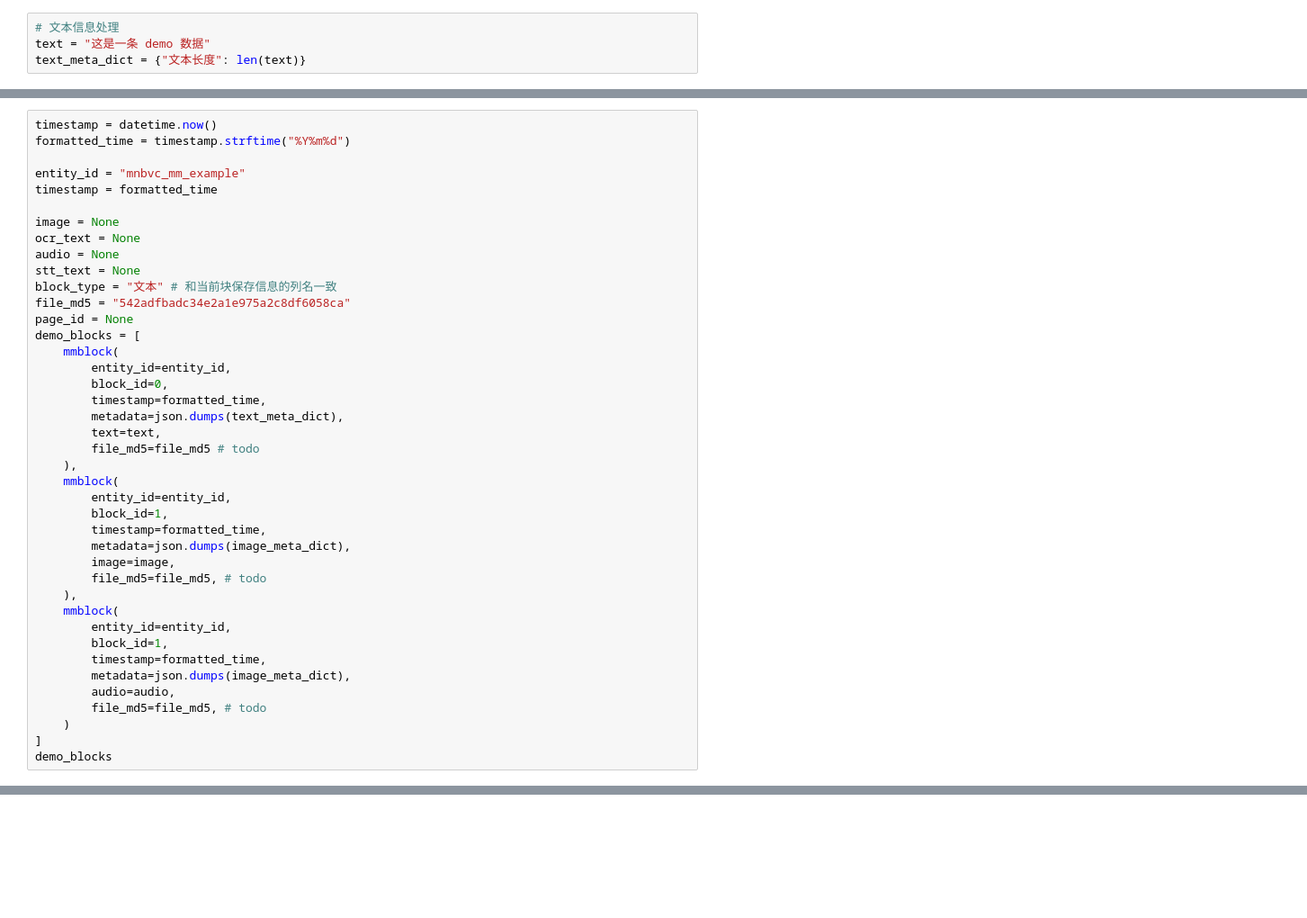
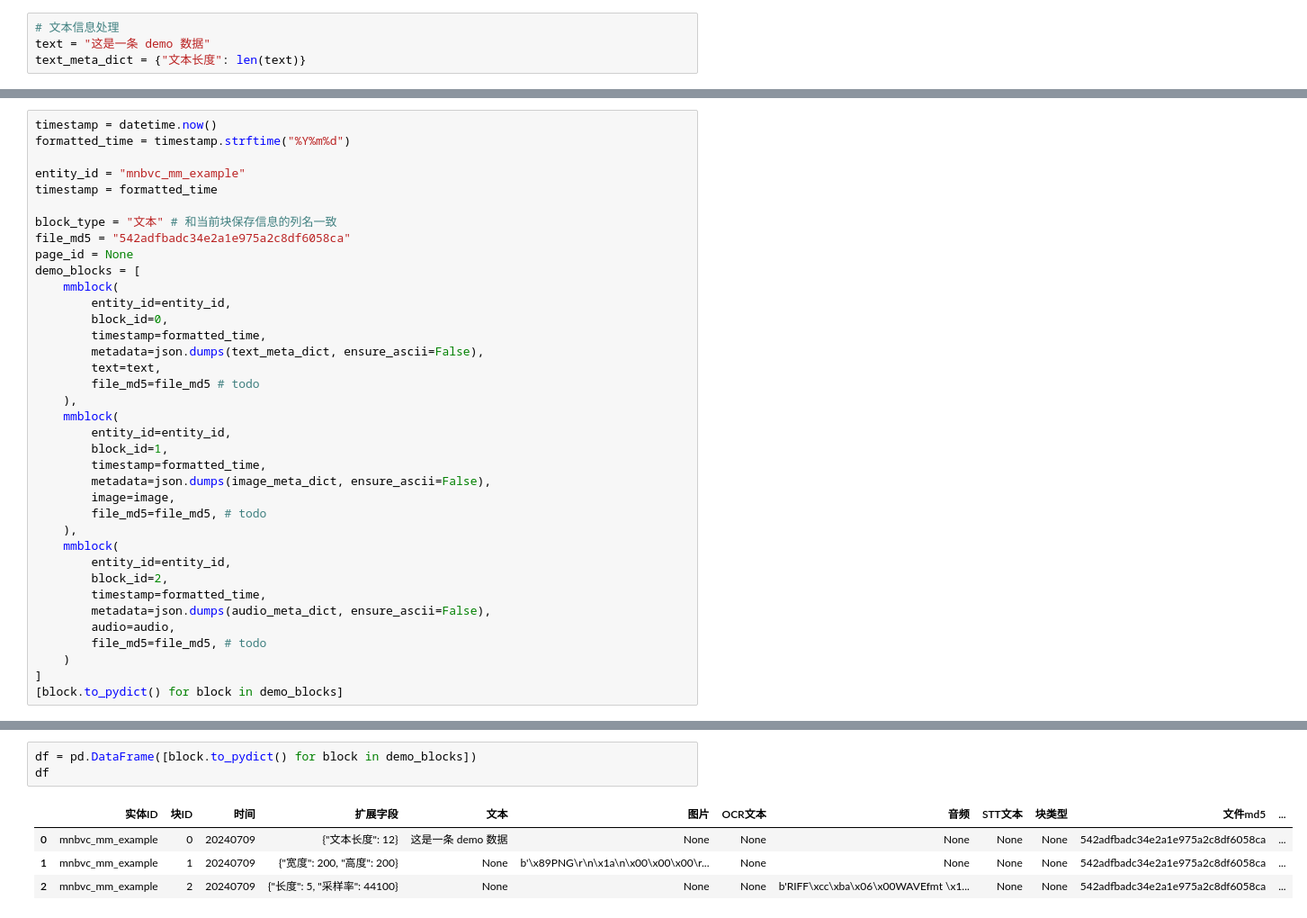
Before and after one commit to MIracleyin/example_mmdata_mnbvc, a Jupyter notebook: mmdata.ipynb, the cells around one changed output, grey strips where cells are left out. Shown at 90% size. Saved outputs shown, nothing was run; the diff lists cells and outputs as text; blank space fills up the shorter version.

```diff
--- a/mmdata.ipynb
+++ b/mmdata.ipynb
@@ -120,10 +120,6 @@ formatted_time = timestamp.strftime("%Y%m%d")
 entity_id = "mnbvc_mm_example"
 timestamp = formatted_time
 
-image = None
-ocr_text = None
-audio = None
-stt_text = None
 block_type = "文本" # 和当前块保存信息的列名一致
 file_md5 = "542adfbadc34e2a1e975a2c8df6058ca"
 page_id = None
@@ -132,7 +128,7 @@ demo_blocks = [
         entity_id=entity_id,
         block_id=0,
         timestamp=formatted_time,
-        metadata=json.dumps(text_meta_dict),
+        metadata=json.dumps(text_meta_dict, ensure_ascii=False),
         text=text,
         file_md5=file_md5 # todo
     ),
@@ -140,18 +136,18 @@ demo_blocks = [
         entity_id=entity_id,
         block_id=1,
         timestamp=formatted_time,
-        metadata=json.dumps(image_meta_dict),
+        metadata=json.dumps(image_meta_dict, ensure_ascii=False),
         image=image,
         file_md5=file_md5, # todo
     ),
     mmblock(
         entity_id=entity_id,
-        block_id=1,
+        block_id=2,
         timestamp=formatted_time,
-        metadata=json.dumps(image_meta_dict),
+        metadata=json.dumps(audio_meta_dict, ensure_ascii=False),
         audio=audio,
         file_md5=file_md5, # todo
     )
 ]
-demo_blocks
+[block.to_pydict() for block in demo_blocks]
 # %% [output]
@@ -160,0 +171,8 @@ demo_blocks
+# %%
+df = pd.DataFrame([block.to_pydict() for block in demo_blocks])
+df
+# %% [output]
+|  | 实体ID | 块ID | 时间 | 扩展字段 | 文本 | 图片 | OCR文本 | 音频 | STT文本 | 块类型 | 文件md5 | ... |
+| 0 | mnbvc_mm_example | 0 | 20240709 | {"文本长度": 12} | 这是一条 demo 数据 | None | None | None | None | None | 542adfbadc34e2a1e975a2c8df6058ca | ... |
+| 1 | mnbvc_mm_example | 1 | 20240709 | {"宽度": 200, "高度": 200} | None | b'\x89PNG\r\n\x1a\n\x00\x00\x00\r... | None | None | None | None | 542adfbadc34e2a1e975a2c8df6058ca | ... |
+| 2 | mnbvc_mm_example | 2 | 20240709 | {"长度": 5, "采样率": 44100} | None | None | None | b'RIFF\xcc\xba\x06\x00WAVEfmt \x1... | None | None | 542adfbadc34e2a1e975a2c8df6058ca | ... |
```
Also changed, not shown: parts of 7 cells of this notebook, 3 other files.
